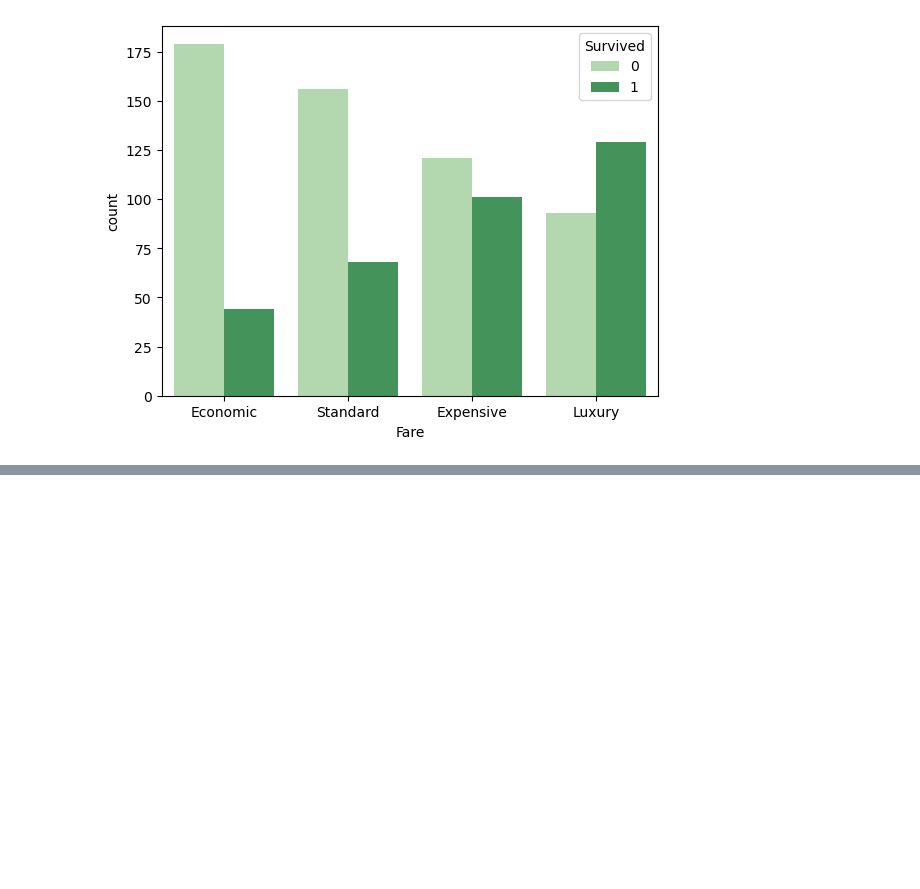
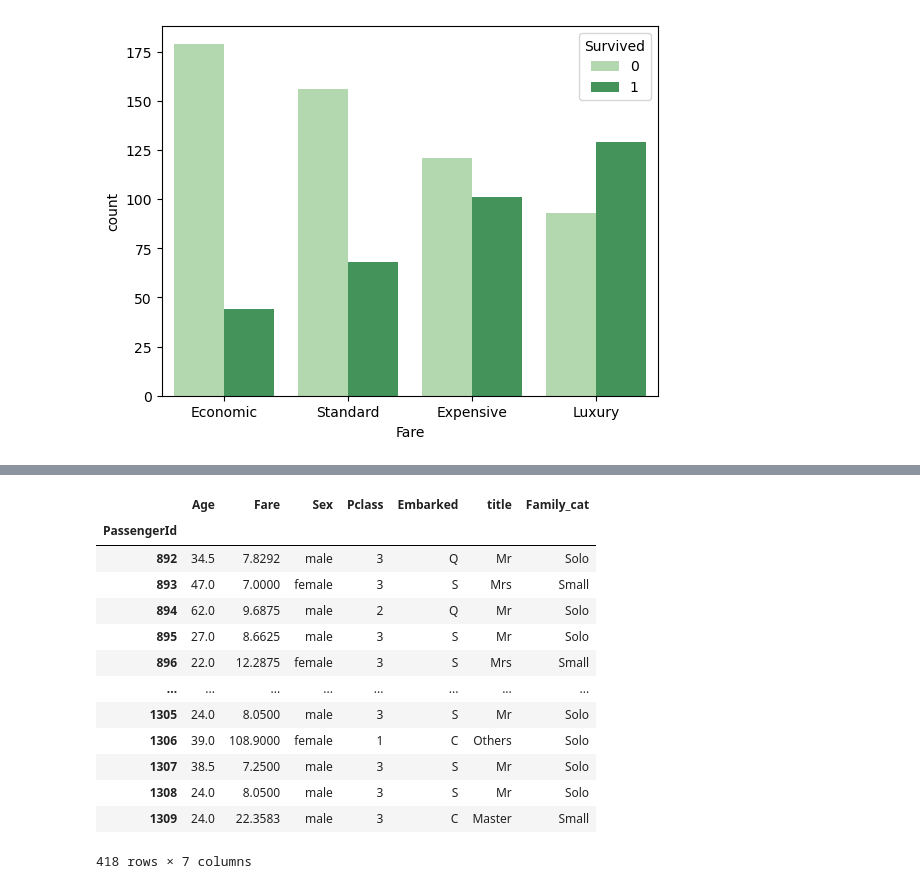
Before and after one commit to HaColab2k/Data-analyst, a Jupyter notebook: Projects/Titanic_ML_Disaster.ipynb, the cells around one changed output, grey strips where cells are left out. Cells and saved outputs as stored; diff of their text form; code cells hidden in the pictures; blank space fills up the shorter version.

```diff
--- a/Projects/Titanic_ML_Disaster.ipynb
+++ b/Projects/Titanic_ML_Disaster.ipynb
@@ -285,0 +531,3 @@ sns.countplot(x=quartile_data,hue=train_df['Survived'], palette="Greens")
+# %%
+# filling the missing values in Age with the median of Sex and Pclass groups
+test_df['Age']=test_df.groupby(['Sex','Pclass'])['Age'].apply(lambda x:x.fillna(x.median()))
@@ -285,0 +584,18 @@ sns.countplot(x=quartile_data,hue=train_df['Survived'], palette="Greens")
+# %%
+X_test=test_df[feature_cols]
+X_test
+# %% [output]
+|  | Age | Fare | Sex | Pclass | Embarked | title | Family_cat |
+| PassengerId |  |  |  |  |  |  |  |
+| 892 | 34.5 | 7.8292 | male | 3 | Q | Mr | Solo |
+| 893 | 47.0 | 7.0000 | female | 3 | S | Mrs | Small |
+| 894 | 62.0 | 9.6875 | male | 2 | Q | Mr | Solo |
+| 895 | 27.0 | 8.6625 | male | 3 | S | Mr | Solo |
+| 896 | 22.0 | 12.2875 | female | 3 | S | Mrs | Small |
+| ... | ... | ... | ... | ... | ... | ... | ... |
+| 1305 | 24.0 | 8.0500 | male | 3 | S | Mr | Solo |
+| 1306 | 39.0 | 108.9000 | female | 1 | C | Others | Solo |
+| 1307 | 38.5 | 7.2500 | male | 3 | S | Mr | Solo |
+| 1308 | 24.0 | 8.0500 | male | 3 | S | Mr | Solo |
+| 1309 | 24.0 | 22.3583 | male | 3 | C | Master | Small |
+418 rows × 7 columns
```
Also changed, not shown: parts of 39 cells of this notebook, 17 other files.
